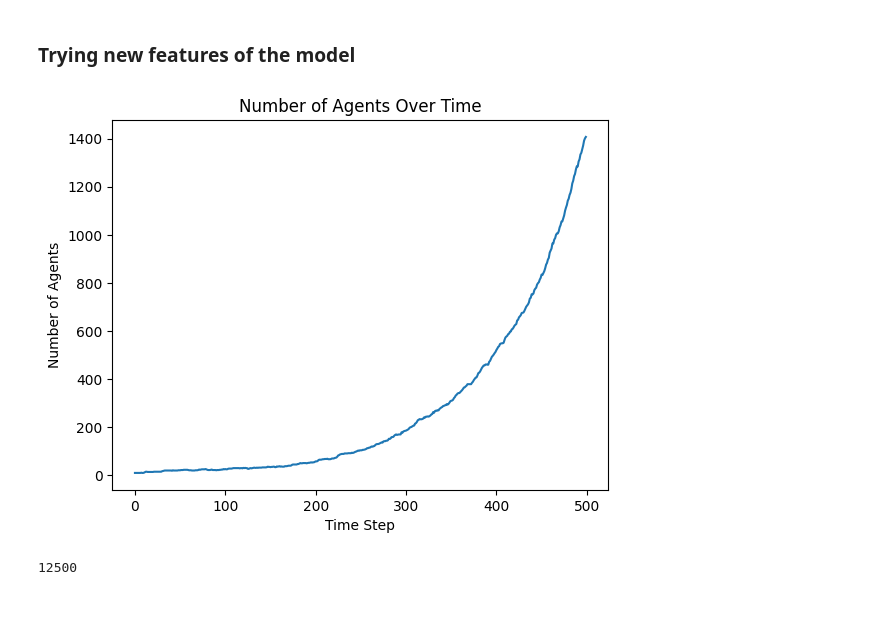
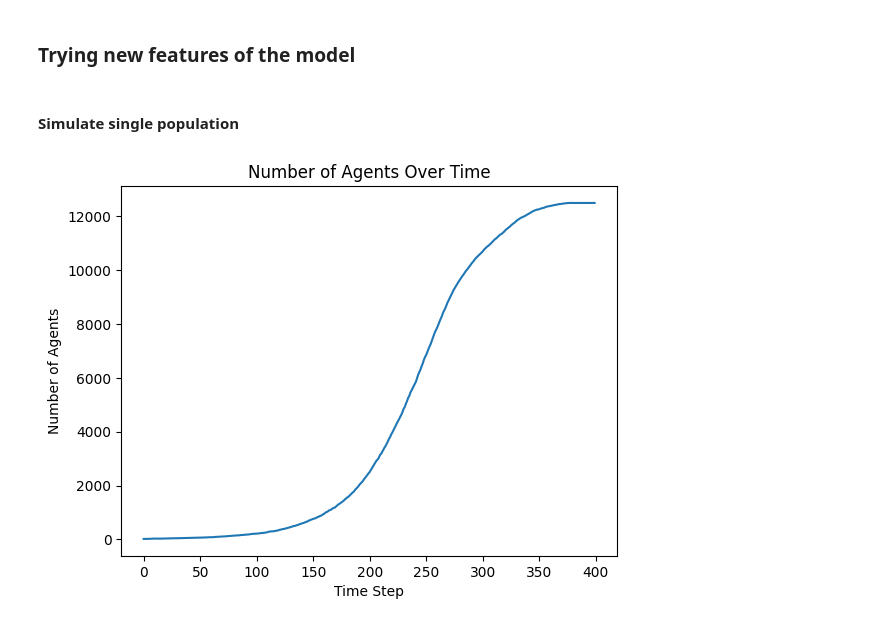
Before and after one commit to IlyaSchneider10/BottMedical_Microbiome, a Jupyter notebook: Play_around.ipynb, the cells around one changed output. Drawn from its saved outputs; the diff is of its cells as text; code cells hidden in the pictures.

```diff
--- a/Play_around.ipynb
+++ b/Play_around.ipynb
@@ -7,32 +8,30 @@ from Model_Ilya_Play import *
 # %% [markdown]
 ### Trying new features of the model
+# %% [markdown]
+#### Simulate single population
 # %%
 #Making x steps with in the model
-x = 500
+x = 400
 
-model = Microbiome(10, 0, False, 50, 50)
+model = Microbiome(15, 0, False, 50, 50, immediate_killing = False)
 for i in range(x):
     model.step()
 
 # Check the numbers of agents
 
 agent_num_data = model.datacollector.get_model_vars_dataframe()
 num_of_agents = agent_num_data.loc[:,"Type_a_1"]
 number_of_time_steps = agent_num_data.index
 
 # Plotting the number of agents over time
 plt.plot(number_of_time_steps, num_of_agents)
 
 # Adding labels and title
 plt.xlabel('Time Step')
 plt.ylabel('Number of Agents')
 plt.title('Number of Agents Over Time')
 
 # Displaying the plot
 plt.show()
 # %% [output]
-[figure, old version]
+[figure, new version]
-# %%
-50*50*5
-# %% [output]
-12500
```
Also changed, not shown: parts of 9 cells of this notebook, 3 other files.
